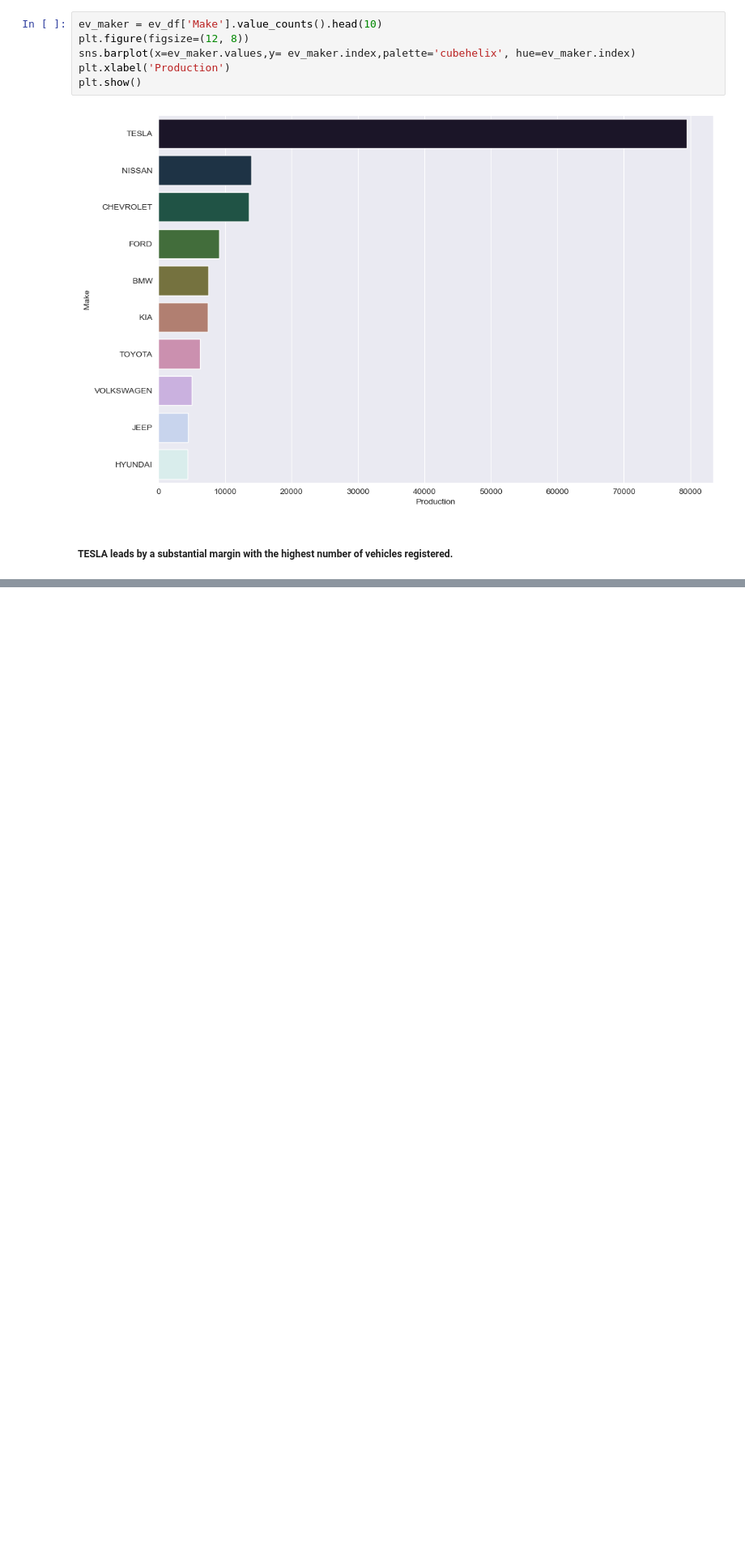
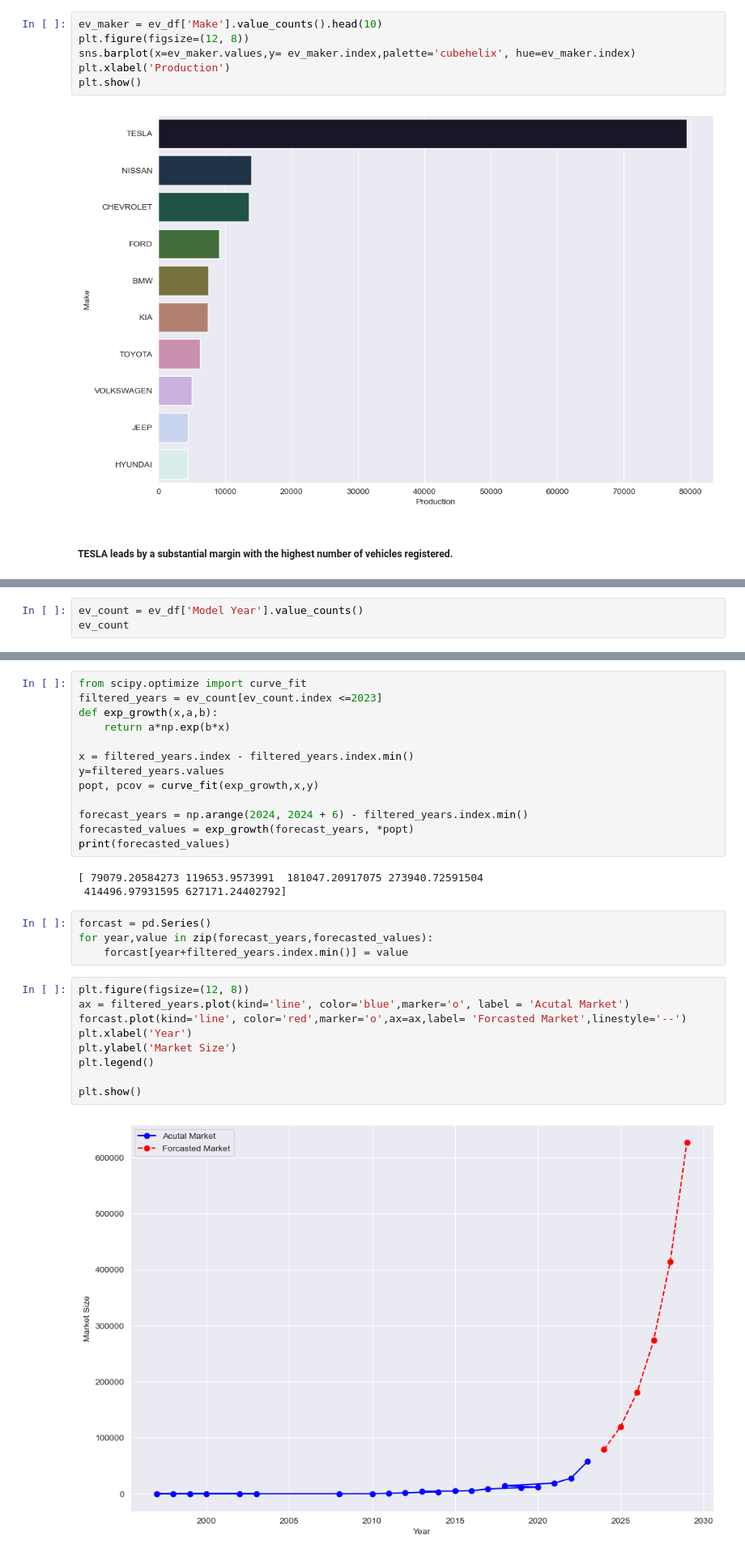
Before and after one commit to wp225/Data_Science_Practice, a Jupyter notebook: Case Study(EV)/EV_CaseStudy.ipynb, the cells around one changed output, grey strips where cells are left out. Shown at 81% size. Cells and saved outputs as stored; diff of their text form; blank space fills up the shorter version.

Commit message:
EV market analysis (completed)

```diff
--- a/Case Study(EV)/EV_CaseStudy.ipynb
+++ b/Case Study(EV)/EV_CaseStudy.ipynb
@@ -189,0 +182,3 @@ top_models
+# %%
+ev_count = ev_df['Model Year'].value_counts()
+ev_count
@@ -189,0 +203,31 @@ top_models
+# %%
+from scipy.optimize import curve_fit
+filtered_years = ev_count[ev_count.index <=2023]
+def exp_growth(x,a,b):
+    return a*np.exp(b*x)
+
+x = filtered_years.index - filtered_years.index.min()
+y=filtered_years.values
+popt, pcov = curve_fit(exp_growth,x,y)
+
+forecast_years = np.arange(2024, 2024 + 6) - filtered_years.index.min()
+forecasted_values = exp_growth(forecast_years, *popt)
+print(forecasted_values)
+# %% [output]
+[ 79079.20584273 119653.9573991  181047.20917075 273940.72591504
+ 414496.97931595 627171.24402792]
+# %%
+forcast = pd.Series()
+for year,value in zip(forecast_years,forecasted_values):
+    forcast[year+filtered_years.index.min()] = value
+# %%
+plt.figure(figsize=(12, 8))
+ax = filtered_years.plot(kind='line', color='blue',marker='o', label = 'Acutal Market')
+forcast.plot(kind='line', color='red',marker='o',ax=ax,label= 'Forcasted Market',linestyle='--')
+plt.xlabel('Year')
+plt.ylabel('Market Size')
+plt.legend()
+
+plt.show()
+# %% [output]
+[figure, added]
```
Also changed, not shown: parts of 11 cells of this notebook.
